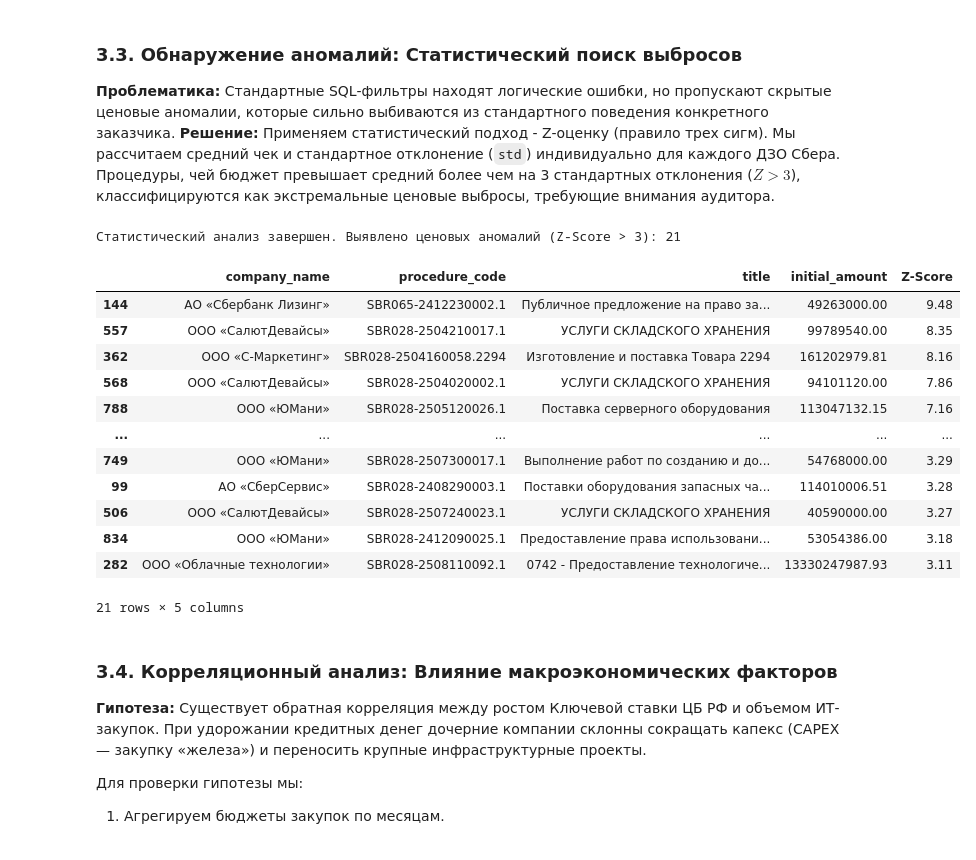
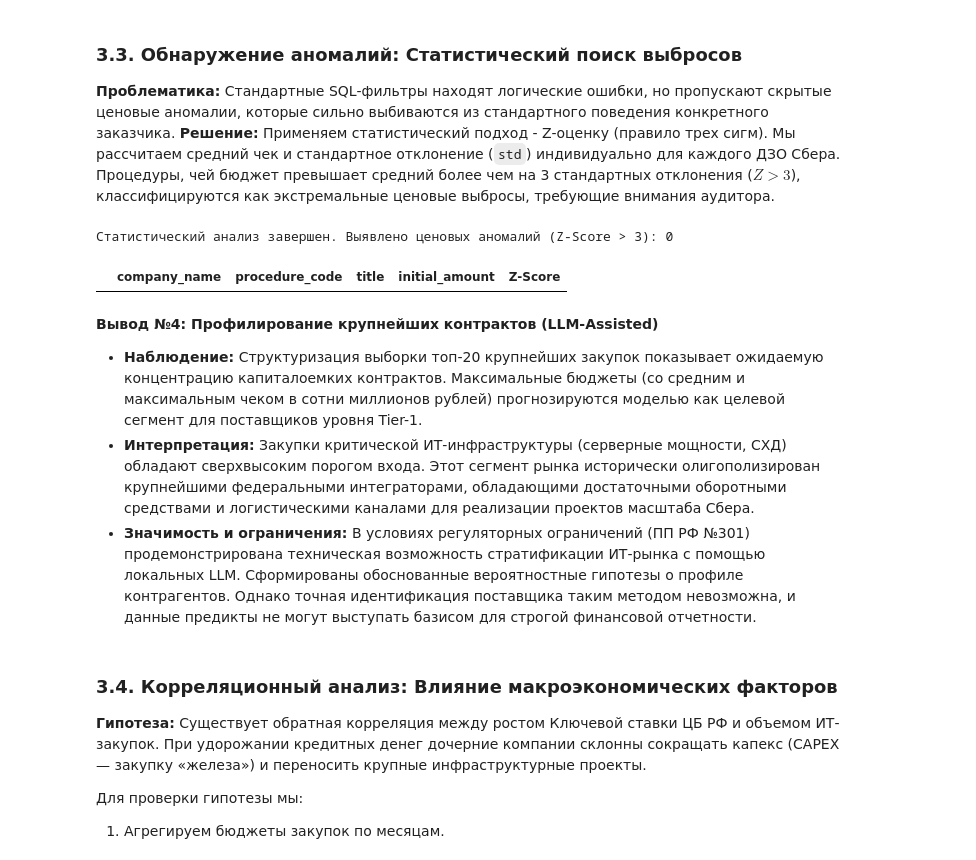
Before and after one commit to zxffg/sber_procurement_audit, a Jupyter notebook: notebooks/procurement_audit.ipynb, the cells around one changed output. Cells and saved outputs as stored; diff of their text form; code cells hidden in the pictures.

```diff
--- a/notebooks/procurement_audit.ipynb
+++ b/notebooks/procurement_audit.ipynb
@@ -390,48 +423,36 @@ display(tier_analysis)
 **Проблематика:** Стандартные SQL-фильтры находят логические ошибки, но пропускают скрытые ценовые аномалии, которые сильно выбиваются из стандартного поведения конкретного заказчика.
 **Решение:** Применяем статистический подход - Z-оценку (правило трех сигм). Мы рассчитаем средний чек и стандартное отклонение (`std`) индивидуально для каждого ДЗО Сбера. Процедуры, чей бюджет превышает средний более чем на 3 стандартных отклонения ($Z > 3$), классифицируются как экстремальные ценовые выбросы, требующие внимания аудитора.
 # %%
-# Выгружаем все закупки с ненулевой стоимостью для расчета статистики
+# данные, исключая отмененные тендеры
 query_anomalies = """
 SELECT procedure_code, company_name, title, initial_amount
 FROM procurement_flat
-WHERE initial_amount > 0
+WHERE initial_amount > 0 AND "Статус закупки" NOT IN ('Отменено', 'Отменен(-а)', 'Не состоялся(-ась)')
 """
 df_anomalies = pd.read_sql_query(query_anomalies, conn)
 
-# Функция для расчета Z-Score внутри группы конкретной компании
-def calculate_z_score(group):
-    mean = group['initial_amount'].mean()
-    std = group['initial_amount'].std()
+# применяем логарифмирование, так как цены имеют распределение с тяжелым хвостом
+log_amounts = np.log1p(df_anomalies['initial_amount'])
+grp = log_amounts.groupby(df_anomalies['company_name'])
 
-    if std > 0:
-        group['Z-Score'] = (group['initial_amount'] - mean) / std
-    else:
-        group['Z-Score'] = 0.0
-    return group
+log_mean = grp.transform('mean')
+log_std  = grp.transform('std')
 
-# Рассчитываем Z-score с группировкой по компаниям-заказчикам
-df_anomalies = df_anomalies.groupby('company_name').apply(calculate_z_score, include_groups=False).reset_index()
+df_anomalies['Z-Score'] = np.where(log_std > 0, (log_amounts - log_mean) / log_std, 0.0)
 
-# Фильтруем аномалии (выбросы за пределы 3 сигм)
 df_outliers = df_anomalies[df_anomalies['Z-Score'] > 3].sort_values('Z-Score', ascending=False)
 
 print(f"Статистический анализ завершен. Выявлено ценовых аномалий (Z-Score > 3): {len(df_outliers)}")
 display(df_outliers[['company_name', 'procedure_code', 'title', 'initial_amount', 'Z-Score']])
 # %% [output]
-Статистический анализ завершен. Выявлено ценовых аномалий (Z-Score > 3): 21
+Статистический анализ завершен. Выявлено ценовых аномалий (Z-Score > 3): 0
 |  | company_name | procedure_code | title | initial_amount | Z-Score |
-| 144 | АО «Сбербанк Лизинг» | SBR065-2412230002.1 | Публичное предложение на право за... | 49263000.00 | 9.48 |
-| 557 | ООО «СалютДевайсы» | SBR028-2504210017.1 | УСЛУГИ СКЛАДСКОГО ХРАНЕНИЯ | 99789540.00 | 8.35 |
-| 362 | ООО «С-Маркетинг» | SBR028-2504160058.2294 | Изготовление и поставка Товара 2294 | 161202979.81 | 8.16 |
-| 568 | ООО «СалютДевайсы» | SBR028-2504020002.1 | УСЛУГИ СКЛАДСКОГО ХРАНЕНИЯ | 94101120.00 | 7.86 |
-| 788 | ООО «ЮМани» | SBR028-2505120026.1 | Поставка серверного оборудования | 113047132.15 | 7.16 |
-| ... | ... | ... | ... | ... | ... |
-| 749 | ООО «ЮМани» | SBR028-2507300017.1 | Выполнение работ по созданию и до... | 54768000.00 | 3.29 |
-| 99 | АО «СберСервис» | SBR028-2408290003.1 | Поставки оборудования запасных ча... | 114010006.51 | 3.28 |
-| 506 | ООО «СалютДевайсы» | SBR028-2507240023.1 | УСЛУГИ СКЛАДСКОГО ХРАНЕНИЯ | 40590000.00 | 3.27 |
-| 834 | ООО «ЮМани» | SBR028-2412090025.1 | Предоставление права использовани... | 53054386.00 | 3.18 |
-| 282 | ООО «Облачные технологии» | SBR028-2508110092.1 | 0742 - Предоставление технологиче... | 13330247987.93 | 3.11 |
-21 rows × 5 columns
+# %% [markdown]
+**Вывод №4: Профилирование крупнейших контрактов (LLM-Assisted)**
+
+* **Наблюдение:** Структуризация выборки топ-20 крупнейших закупок показывает ожидаемую концентрацию капиталоемких контрактов. Максимальные бюджеты (со средним и максимальным чеком в сотни миллионов рублей) прогнозируются моделью как целевой сегмент для поставщиков уровня Tier-1.
+* **Интерпретация:** Закупки критической ИТ-инфраструктуры (серверные мощности, СХД) обладают сверхвысоким порогом входа. Этот сегмент рынка исторически олигополизирован крупнейшими федеральными интеграторами, обладающими достаточными оборотными средствами и логистическими каналами для реализации проектов масштаба Сбера.
+* **Значимость и ограничения:** В условиях регуляторных ограничений (ПП РФ №301) продемонстрирована техническая возможность стратификации ИТ-рынка с помощью локальных LLM. Сформированы обоснованные вероятностные гипотезы о профиле контрагентов. Однако точная идентификация поставщика таким методом невозможна, и данные предикты не могут выступать базисом для строгой финансовой отчетности.
 # %% [markdown]
 ### 3.4. Корреляционный анализ: Влияние макроэкономических факторов
 
```
Also changed, not shown: parts of 12 cells of this notebook, 4 other files.
